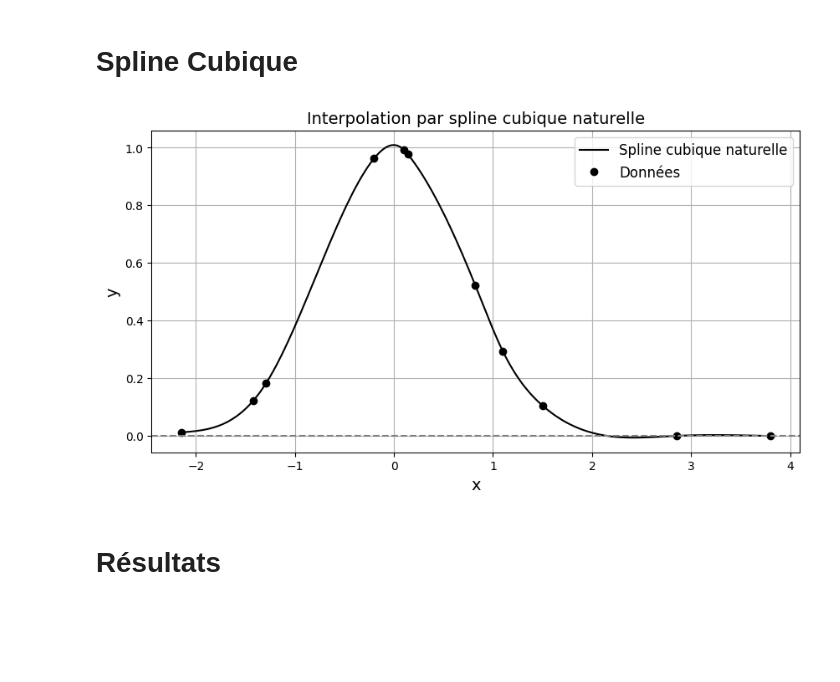
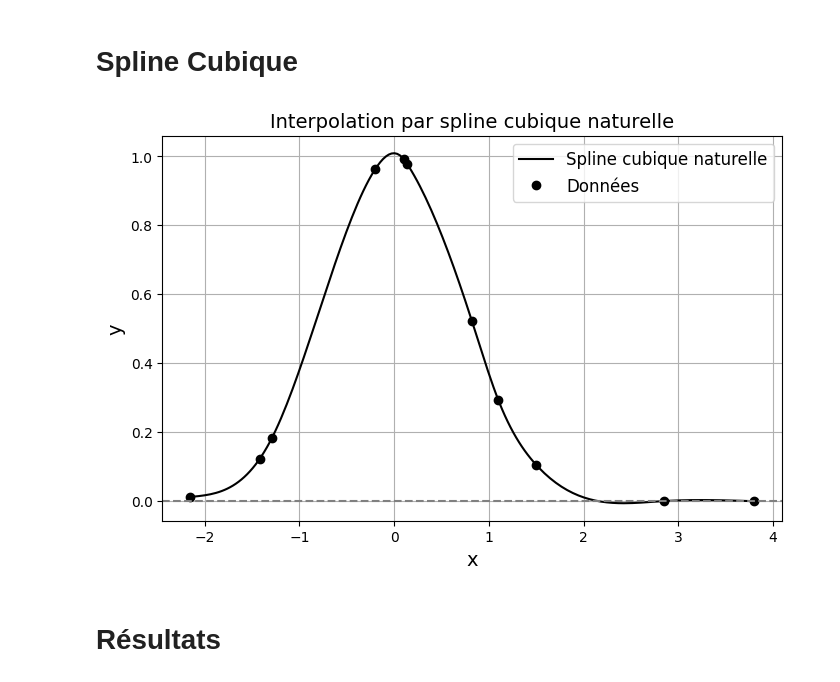
Before and after one commit to Zachattack-007/Projet-physnum, a Jupyter notebook: methode_brent.ipynb, the cells around one changed output. Cells and saved outputs as stored; diff of their text form; code cells hidden in the pictures; blank space fills up the shorter version.

```diff
--- a/methode_brent.ipynb
+++ b/methode_brent.ipynb
@@ -202,23 +202,23 @@ def methode_brent(f, a, b, tol=1e-10, max_iter=1000):
 # %%
 x = np.array([-2.15, -1.42, -1.29, -0.2, 0.1, 0.14, 0.82, 1.1, 1.5, 2.85, 3.8])
 y = np.array([0.012335, 0.122439, 0.183396, 0.962973, 0.992804, 0.977224, 0.523455, 0.293345, 0.105332, 0.000394, 0.0000014])
 
 x_interp = np.linspace(np.min(x), np.max(x), 200)
 # Spline naturelle: bc_type="natural"
 cubic_spline = CubicSpline(x, y, bc_type="natural")
 
-plt.figure(figsize=(10, 5))
+plt.figure(figsize=(8, 5))
 plt.plot(x_interp, cubic_spline(x_interp), 'k', label='Spline cubique naturelle')
 plt.plot(x, y, 'ko', label='Données')
 plt.axhline(0, color='gray', linestyle='--')
 plt.title("Interpolation par spline cubique naturelle", fontsize=14)
 plt.xlabel("x", fontsize=14)
 plt.ylabel("y", fontsize=14)
 plt.legend(loc="best", prop={'size': 12})
 plt.grid(True)
 plt.show()
 # %% [output]
-[figure, old version]
+[figure, new version]
 # %% [markdown]
 # Résultats #
 # %%
```
Also changed, not shown: parts of 3 cells of this notebook.
